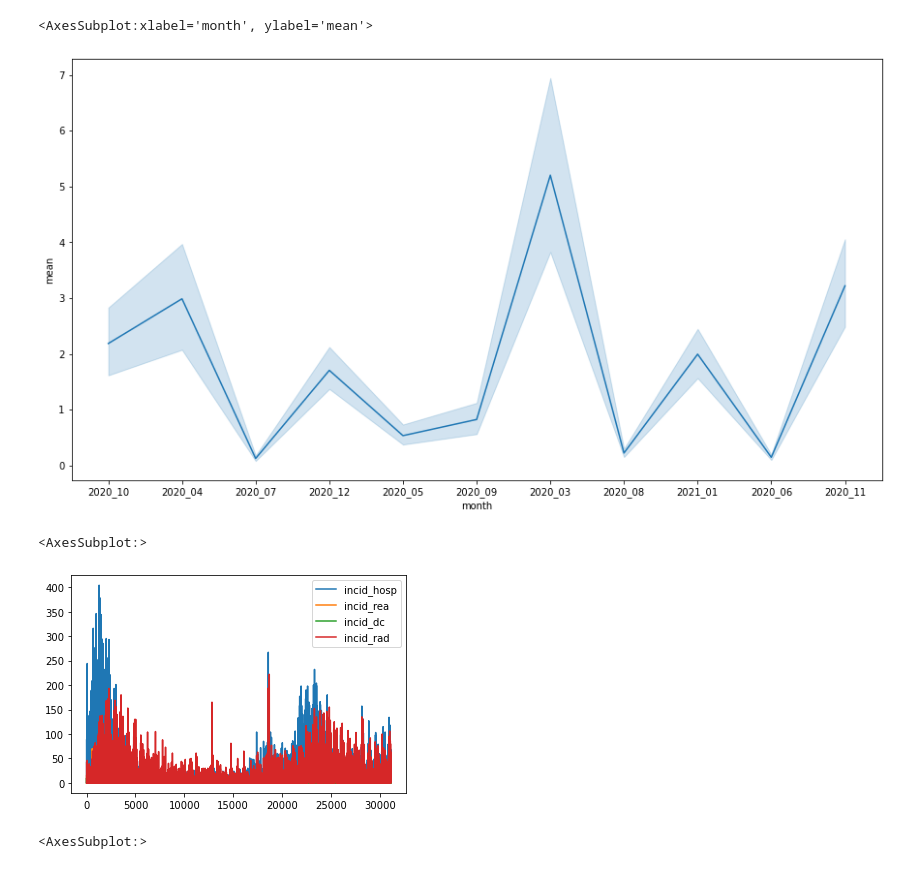
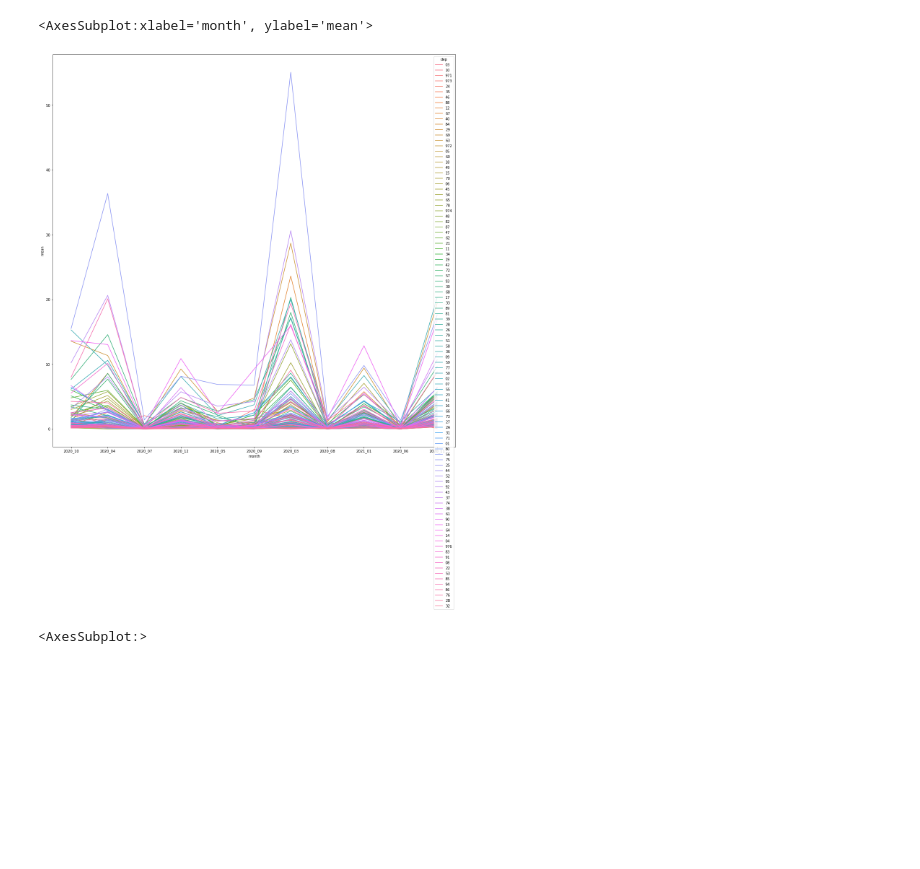
Before and after one commit to Apilas77/presentation, a Jupyter notebook: hadoop/work/jordan.ipynb, the cells around one changed output. Cells and saved outputs as stored; diff of their text form; code cells hidden in the pictures; blank space fills up the shorter version.

```diff
--- a/hadoop/work/jordan.ipynb
+++ b/hadoop/work/jordan.ipynb
@@ -66,18 +87,13 @@ panda_data_frame.plot(
 # %%
-result = (df.groupBy(F.date_format('date', 'yyyy_MM').alias('month'), 'dep')
+result = (df.groupBy(F.date_format('jour', 'yyyy_MM').alias('month'), 'dep')
 .agg(F.avg('incid_rea').alias('mean'))
 )
 result.toPandas().reset_index()
-plt.figure(figsize=(15,8))
-sns.lineplot(data=result.toPandas(), x="month", y="mean")
+plt.figure(figsize=(20,20))
+sns.lineplot(data=result.toPandas(), x="month", y="mean", hue="dep")
 # %% [output]
 <AxesSubplot:xlabel='month', ylabel='mean'>
-[figure, old version]
+[figure, new version]
-# %%
-df.orderBy("date").toPandas().plot(kind="line")
-# %% [output]
-<AxesSubplot:>
-[figure, removed]
 # %%
 sf = gpd.read_file("./data/departements.geojson")
 sf.plot(figsize=(20, 20))
```
Also changed, not shown: parts of 5 cells of this notebook, 1 other file.
